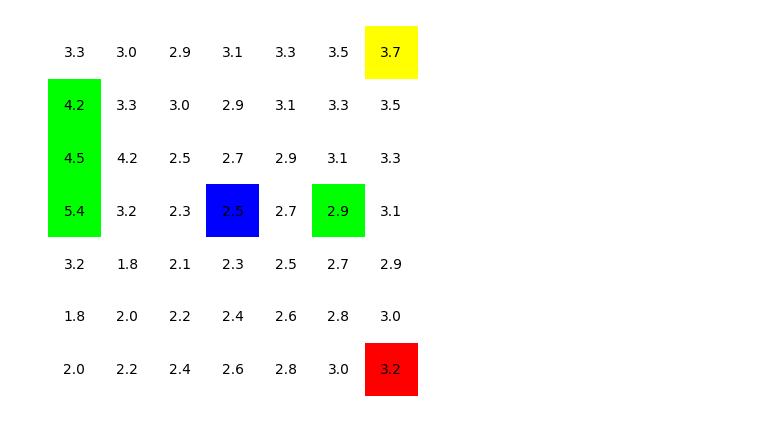
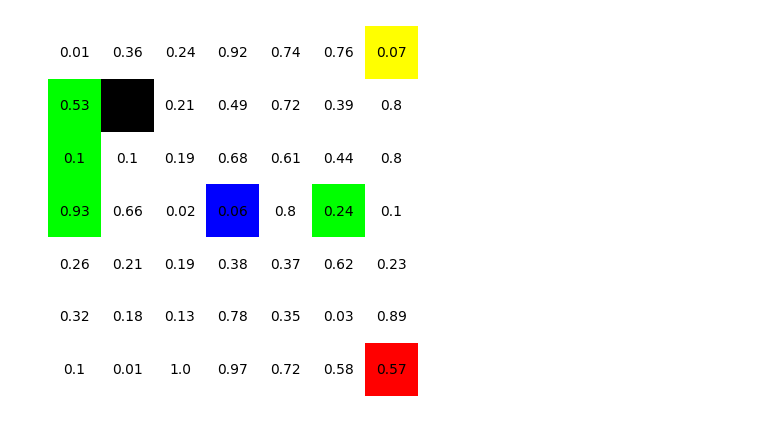
Before and after one commit to mkotenkov/RL_course_Predators_and_Preys, a Jupyter notebook: reward_III_dev.ipynb, the cells around one changed output. Cells and saved outputs as stored; diff of their text form; code cells hidden in the pictures.

```diff
--- a/reward_III_dev.ipynb
+++ b/reward_III_dev.ipynb
@@ -9,56 +6,48 @@ w_kill_bonus = 1.5
 # %%
-def paint_map(preys_mask, enemies_mask, bonuses_mask, distances):
+def paint_map(processed_state_i):
+    stones_mask, preys_mask, enemies_mask, bonuses_mask, distance_mask = processed_state_i
+
     image = np.empty((*preys_mask.shape, 3), dtype=int)
     image.fill(255)
+    image[stones_mask == 1] = 0, 0, 0
     image[preys_mask == 1] = 0, 255, 0
     image[enemies_mask == 1] = 255, 0, 0
     image[bonuses_mask == 1] = 255, 255, 0
     image[3, 3] = 0, 0, 255
 
     fig, ax = plt.subplots()
     im = ax.imshow(image)
-    im.set_extent((0, distances.shape[1], distances.shape[0], 0))
+    im.set_extent((0, distance_mask.shape[1], distance_mask.shape[0], 0))
 
-    for i in range(distances.shape[0]):
-        for j in range(distances.shape[1]):
-            ax.text(j+0.5, i+0.5, str(distances[i, j]), ha='center', va='center', fontsize=10)
+    for i in range(distance_mask.shape[0]):
+        for j in range(distance_mask.shape[1]):
+            ax.text(j+0.5, i+0.5, str(distance_mask[i, j]), ha='center', va='center', fontsize=10)
 
     plt.axis("off")
     plt.show()
 
 shape = (7, 7)
 
 stones_mask = np.zeros(shape, dtype=np.float32)
+stones_mask[1,1] = 1
 
 preys_mask = np.zeros(shape, dtype=np.float32)
 preys_mask[1, 0] = 1
 preys_mask[2, 0] = 1
 preys_mask[3, 0] = 1
 preys_mask[3, 5] = 1
 
-teammates_mask = np.zeros(shape, dtype=np.float32)
-
 enemies_mask = np.zeros(shape, dtype=np.float32)
 enemies_mask[6, 6] = 1
 
 bonuses_mask = np.zeros(shape, dtype=np.float32)
 bonuses_mask[0, 6] = 1
+#
+distance_mask = np.round(np.random.rand(*shape), 2)
+# distance_mask = np.round(get_distance_mask(stones_mask), 2)
 
-# distances = np.round(np.random.rand(*shape), 2)
-# distances = np.round(get_distance_mask(stones_mask), 2)
+processed_state = np.stack([stones_mask, preys_mask, enemies_mask, bonuses_mask, distance_mask])
 
-processed_state_i = np.stack([stones_mask, preys_mask, teammates_mask, enemies_mask, bonuses_mask])
-
-# paint_map(preys_mask, enemies_mask, bonuses_mask, np.round(np.array(distances), 2))
+paint_map(processed_state)
+# %% [output]
+[figure, added]
-# %%
-graph = __create_graph(stones_mask)
-distances = BellamanFord_modified(
-    graph,
-    shape=(7, 7),
-    source=(3, 3),
-    dummy_step_weight=-0.2,
-    n_steps=20
-)
-paint_map(preys_mask, enemies_mask, bonuses_mask, np.round(np.array(distances), 2))
-# %% [output]
-[figure, removed]
```
Also changed, not shown: parts of 3 cells of this notebook, 5 other files.
